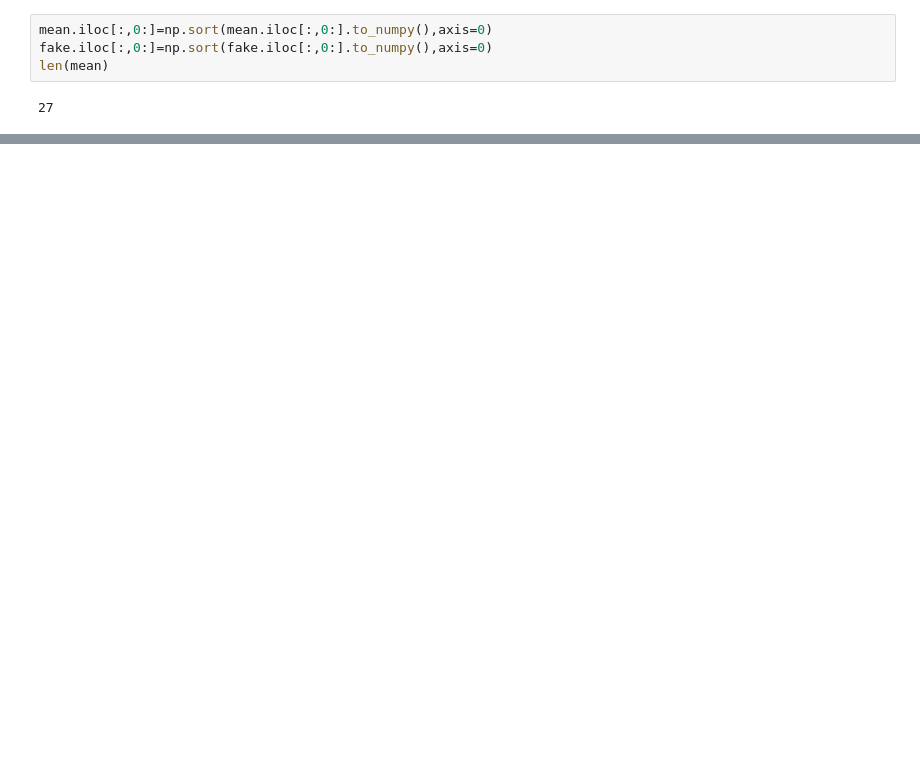
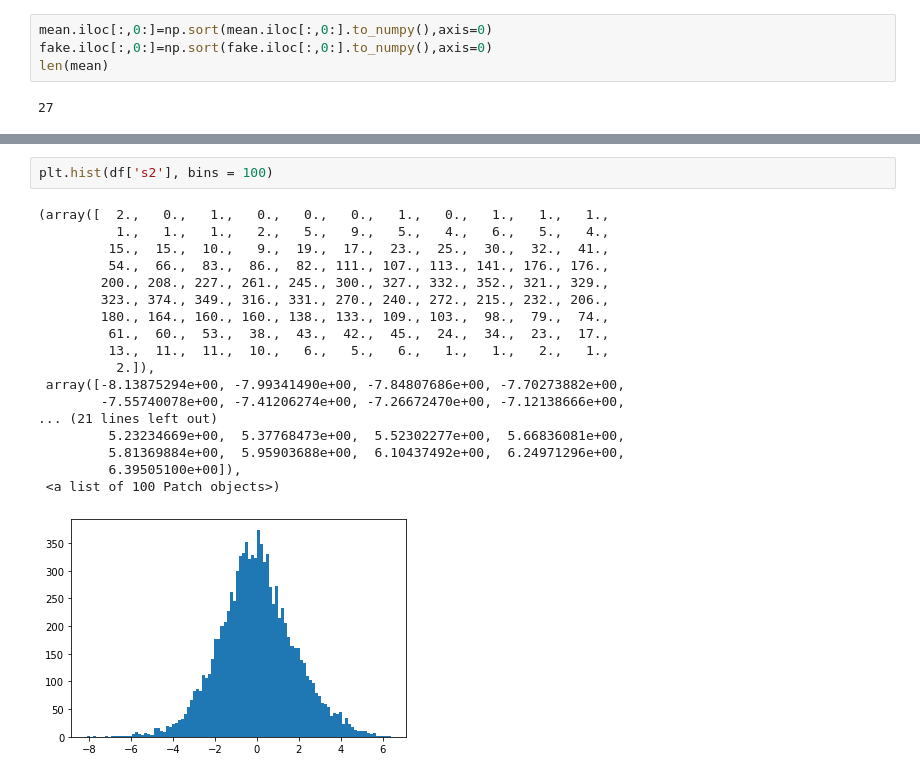
Before and after one commit to BenedettaFrancesconi/GenHack_challenge, a Jupyter notebook: notebooks/Data_Exploration.ipynb, the cells around one changed output, grey strips where cells are left out. Drawn from its saved outputs; the diff is of its cells as text; blank space fills up the shorter version.

```diff
--- a/notebooks/Data_Exploration.ipynb
+++ b/notebooks/Data_Exploration.ipynb
@@ -419,0 +329,21 @@ array(0)
+# %%
+plt.hist(df['s2'], bins = 100)
+# %% [output]
+(array([  2.,   0.,   1.,   0.,   0.,   0.,   1.,   0.,   1.,   1.,   1.,
+          1.,   1.,   1.,   2.,   5.,   9.,   5.,   4.,   6.,   5.,   4.,
+         15.,  15.,  10.,   9.,  19.,  17.,  23.,  25.,  30.,  32.,  41.,
+         54.,  66.,  83.,  86.,  82., 111., 107., 113., 141., 176., 176.,
+        200., 208., 227., 261., 245., 300., 327., 332., 352., 321., 329.,
+        323., 374., 349., 316., 331., 270., 240., 272., 215., 232., 206.,
+        180., 164., 160., 160., 138., 133., 109., 103.,  98.,  79.,  74.,
+         61.,  60.,  53.,  38.,  43.,  42.,  45.,  24.,  34.,  23.,  17.,
+         13.,  11.,  11.,  10.,   6.,   5.,   6.,   1.,   1.,   2.,   1.,
+          2.]),
+ array([-8.13875294e+00, -7.99341490e+00, -7.84807686e+00, -7.70273882e+00,
+        -7.55740078e+00, -7.41206274e+00, -7.26672470e+00, -7.12138666e+00,
+... (21 lines left out)
+         5.23234669e+00,  5.37768473e+00,  5.52302277e+00,  5.66836081e+00,
+         5.81369884e+00,  5.95903688e+00,  6.10437492e+00,  6.24971296e+00,
+         6.39505100e+00]),
+ <a list of 100 Patch objects>)
+[figure, added]
```
Also changed, not shown: parts of 26 cells of this notebook.
